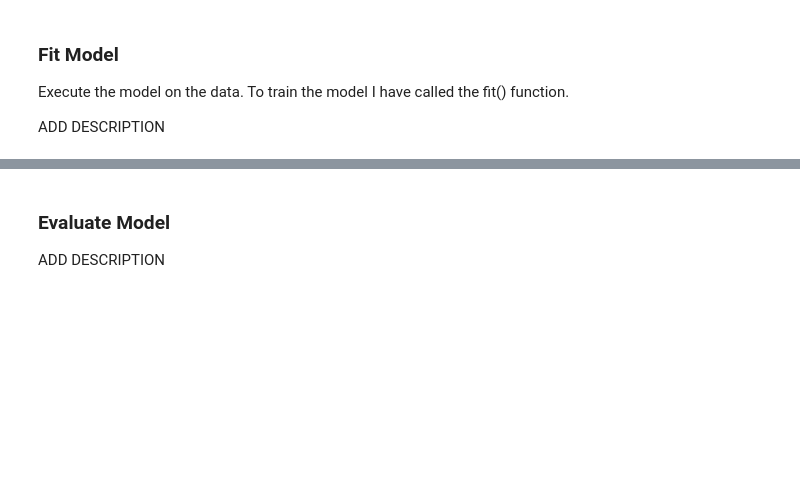
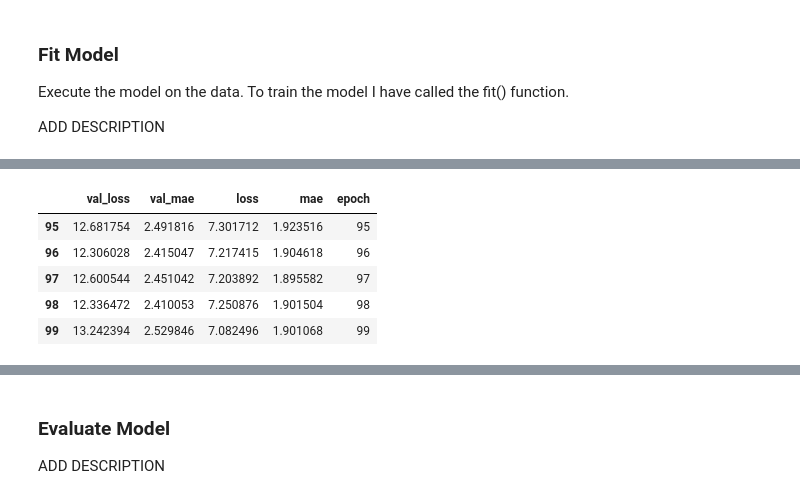
Before and after one commit to richardfeeney7/Machine-Learning-and-Statistics, a Jupyter notebook: Project2019.ipynb, the cells around one changed output, grey strips where cells are left out. Saved outputs shown, nothing was run; the diff lists cells and outputs as text; code cells hidden in the pictures; blank space fills up the shorter version.

```diff
--- a/Project2019.ipynb
+++ b/Project2019.ipynb
@@ -402,9 +404,16 @@ This is given as a fraction, <font color=red>test_size</font> is used to decides
 # %%
-X = boston.loc[:, boston.columns != 'MEDV']
-y = boston.loc[:, boston.columns == 'MEDV']
+#X = boston.loc[:, boston.columns != 'MEDV']
+#y = boston.loc[:, boston.columns == 'MEDV']
+
+X = boston.iloc[:,0:13] #assign the first 13 columns of our array to a variable i
+y = boston.iloc[:,13]
 
 # split data into training and test data.
 X_train, X_test, y_train, y_test = train_test_split(X, y, test_size=0.3, random_state=123)
+
+# check if the data has split 70 / 30
+print(X_train["CRIM"].count())
+print(X_test["CRIM"].count())
 
 mean = X_train.mean(axis=0)
 std = X_train.std(axis=0)
@@ -462 +509,12 @@ history = model.fit(X_train, y_train, epochs=100,
+# %%
+hist = pd.DataFrame(history.history)
+hist['epoch'] = history.epoch
+hist.tail()
+# %% [output]
+|  | val_loss | val_mae | loss | mae | epoch |
+| 95 | 12.681754 | 2.491816 | 7.301712 | 1.923516 | 95 |
+| 96 | 12.306028 | 2.415047 | 7.217415 | 1.904618 | 96 |
+| 97 | 12.600544 | 2.451042 | 7.203892 | 1.895582 | 97 |
+| 98 | 12.336472 | 2.410053 | 7.250876 | 1.901504 | 98 |
+| 99 | 13.242394 | 2.529846 | 7.082496 | 1.901068 | 99 |
 # %%
```
Also changed, not shown: parts of 15 cells of this notebook, 1 other file.
